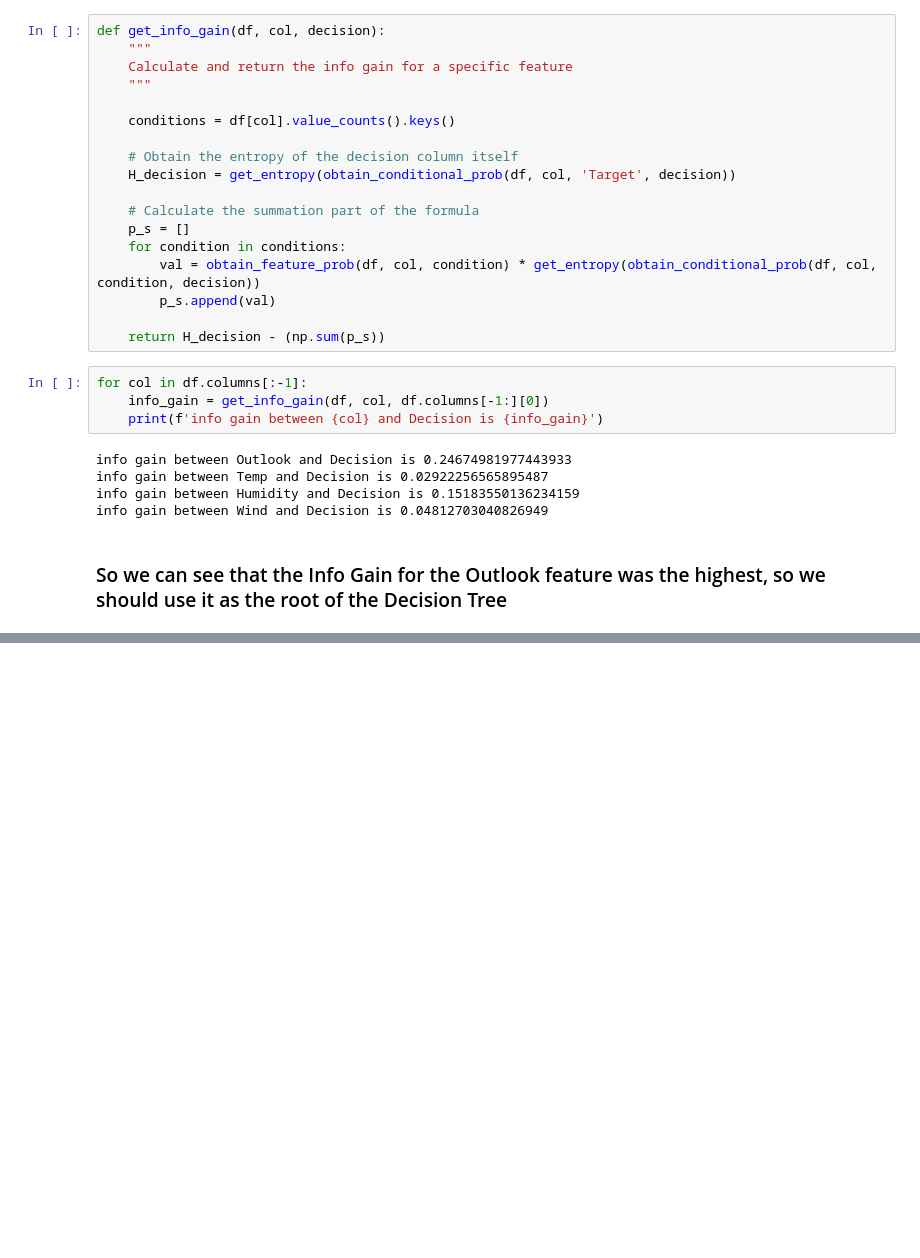
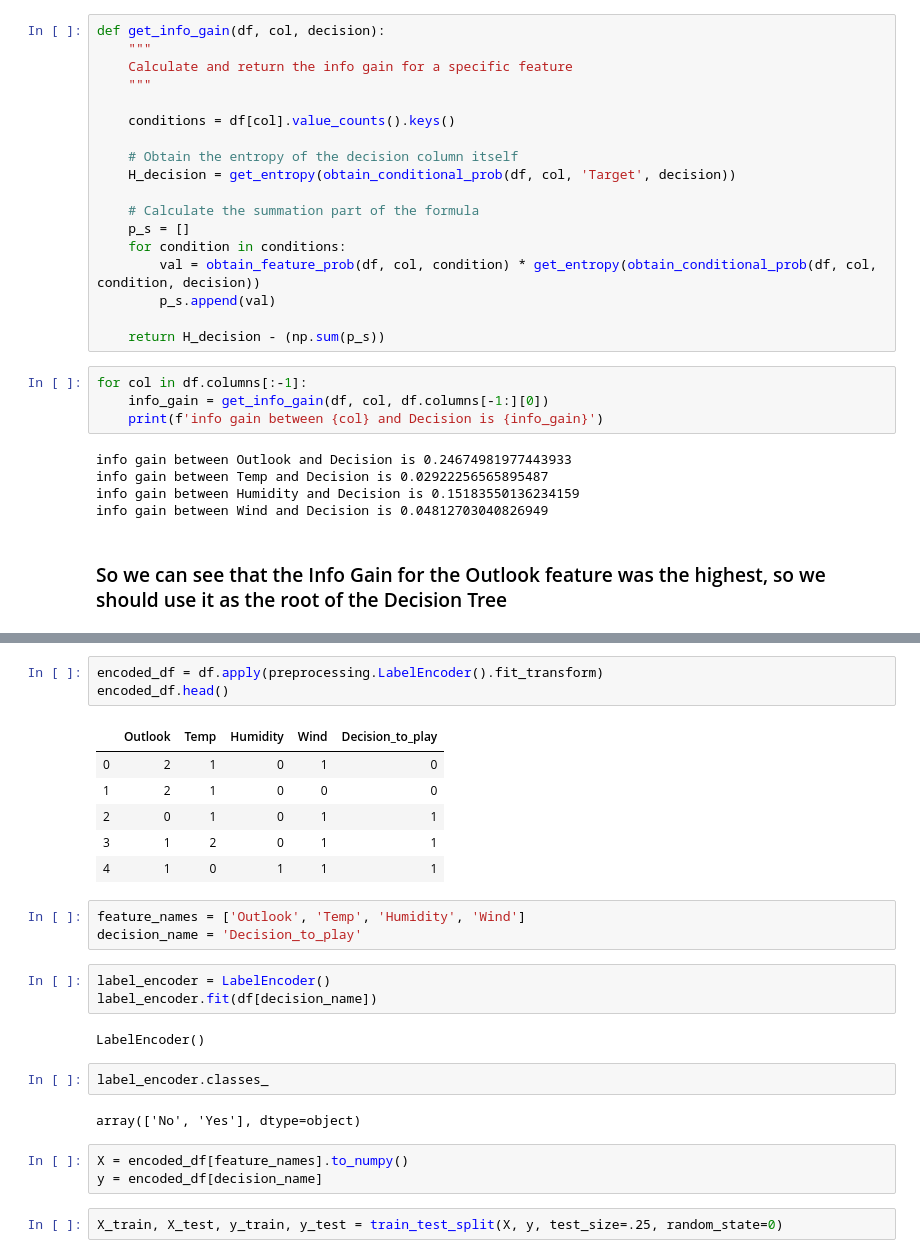
Before and after one commit to APNovichkov/python-ml, a Jupyter notebook: decision-tree/post-lesson/review.ipynb, the cells around one changed output, grey strips where cells are left out. Saved outputs shown, nothing was run; the diff lists cells and outputs as text; blank space fills up the shorter version.

```diff
--- a/decision-tree/post-lesson/review.ipynb
+++ b/decision-tree/post-lesson/review.ipynb
@@ -159,0 +239,27 @@ We stop when we reach either a set depth, or
+# %%
+encoded_df = df.apply(preprocessing.LabelEncoder().fit_transform)
+encoded_df.head()
+# %% [output]
+|  | Outlook | Temp | Humidity | Wind | Decision_to_play |
+| 0 | 2 | 1 | 0 | 1 | 0 |
+| 1 | 2 | 1 | 0 | 0 | 0 |
+| 2 | 0 | 1 | 0 | 1 | 1 |
+| 3 | 1 | 2 | 0 | 1 | 1 |
+| 4 | 1 | 0 | 1 | 1 | 1 |
+# %%
+feature_names = ['Outlook', 'Temp', 'Humidity', 'Wind']
+decision_name = 'Decision_to_play'
+# %%
+label_encoder = LabelEncoder()
+label_encoder.fit(df[decision_name])
+# %% [output]
+LabelEncoder()
+# %%
+label_encoder.classes_
+# %% [output]
+array(['No', 'Yes'], dtype=object)
+# %%
+X = encoded_df[feature_names].to_numpy()
+y = encoded_df[decision_name]
+# %%
+X_train, X_test, y_train, y_test = train_test_split(X, y, test_size=.25, random_state=0)
```
Also changed, not shown: parts of 28 cells of this notebook, 1 other file.
